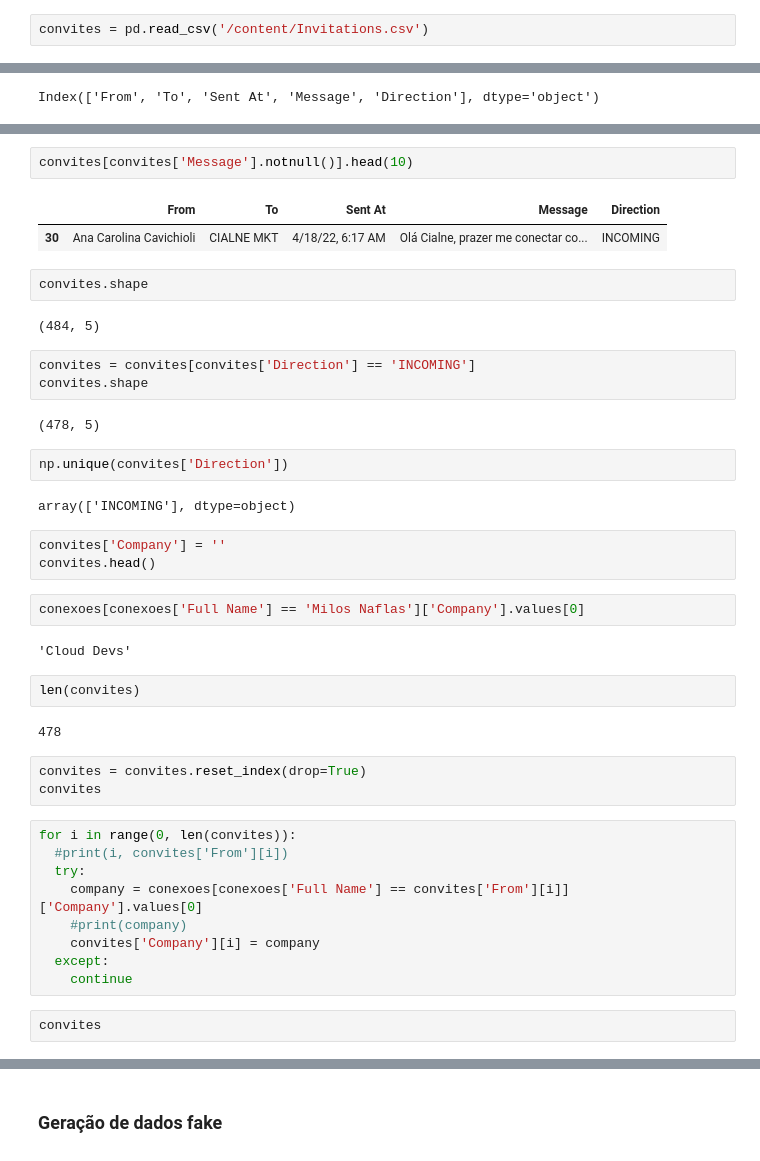
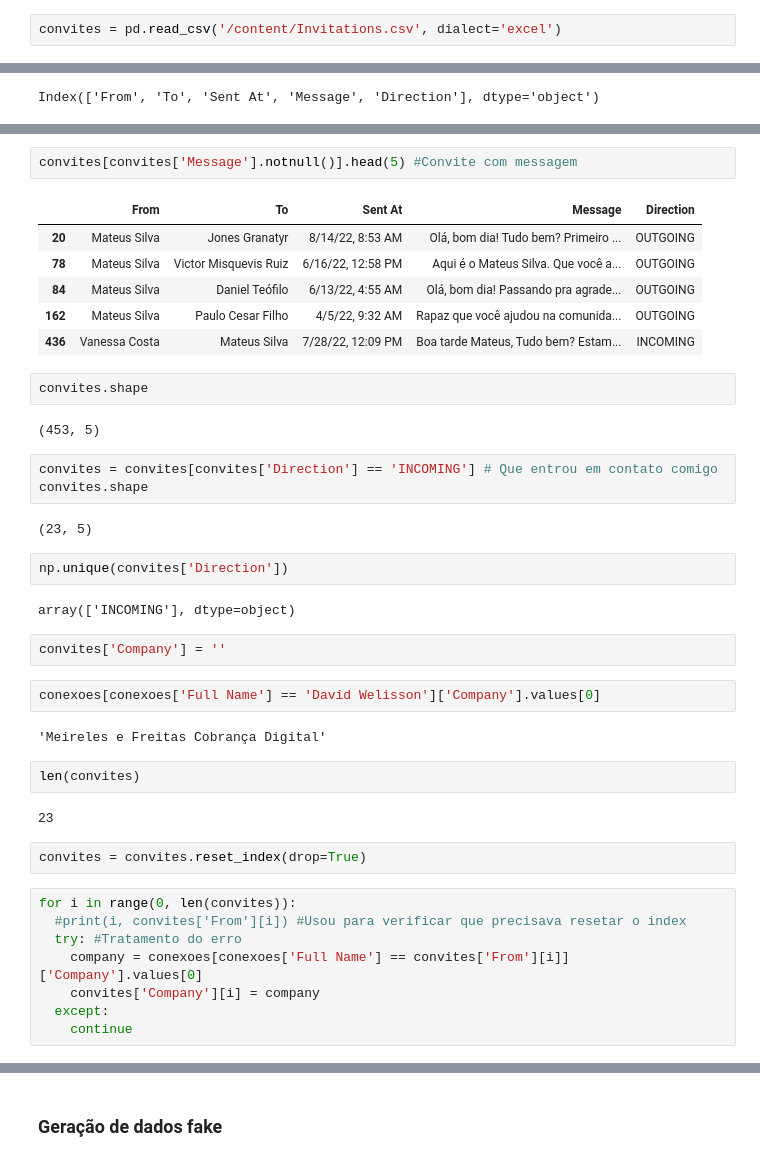
Before and after one commit to Mateus-Silva98/analise_rede_social, a Jupyter notebook: Curso_IA_Mineração_e_Análise_de_Dados_do_LinkedIn.ipynb, the cells around one changed output, grey strips where cells are left out. Drawn from its saved outputs; the diff is of its cells as text.

Commit message:
Analise das Conexoes

```diff
--- a/Curso_IA_Mineração_e_Análise_de_Dados_do_LinkedIn.ipynb
+++ b/Curso_IA_Mineração_e_Análise_de_Dados_do_LinkedIn.ipynb
@@ -203,7 +203,7 @@ conexoes.head()
 # %% [markdown]
 ### Convites
 # %%
-convites = pd.read_csv('/content/Invitations.csv')
+convites = pd.read_csv('/content/Invitations.csv', dialect='excel')
 # %%
 convites.columns
 # %% [output]
@@ -243,45 +243,44 @@ Direction     0
 dtype: int64
 # %%
-convites[convites['Message'].notnull()].head(10)
+convites[convites['Message'].notnull()].head(5) #Convite com messagem
 # %% [output]
 |  | From | To | Sent At | Message | Direction |
-| 30 | Ana Carolina Cavichioli | CIALNE MKT | 4/18/22, 6:17 AM | Olá Cialne, prazer me conectar co... | INCOMING |
+| 20 | Mateus Silva | Jones Granatyr | 8/14/22, 8:53 AM | Olá, bom dia! Tudo bem? Primeiro ... | OUTGOING |
+| 78 | Mateus Silva | Victor Misquevis Ruiz | 6/16/22, 12:58 PM | Aqui é o Mateus Silva. Que você a... | OUTGOING |
+| 84 | Mateus Silva | Daniel Teófilo | 6/13/22, 4:55 AM | Olá, bom dia! Passando pra agrade... | OUTGOING |
+| 162 | Mateus Silva | Paulo Cesar Filho | 4/5/22, 9:32 AM | Rapaz que você ajudou na comunida... | OUTGOING |
+| 436 | Vanessa Costa | Mateus Silva | 7/28/22, 12:09 PM | Boa tarde Mateus, Tudo bem? Estam... | INCOMING |
 # %%
 convites.shape
 # %% [output]
-(484, 5)
+(453, 5)
 # %%
-convites = convites[convites['Direction'] == 'INCOMING']
+convites = convites[convites['Direction'] == 'INCOMING'] # Que entrou em contato comigo
 convites.shape
 # %% [output]
-(478, 5)
+(23, 5)
 # %%
 np.unique(convites['Direction'])
 # %% [output]
 array(['INCOMING'], dtype=object)
 # %%
 convites['Company'] = ''
-convites.head()
 # %%
-conexoes[conexoes['Full Name'] == 'Milos Naflas']['Company'].values[0]
+conexoes[conexoes['Full Name'] == 'David Welisson']['Company'].values[0]
 # %% [output]
-'Cloud Devs'
+'Meireles e Freitas Cobrança Digital'
 # %%
 len(convites)
 # %% [output]
-478
+23
 # %%
 convites = convites.reset_index(drop=True)
-convites
 # %%
 for i in range(0, len(convites)):
-  #print(i, convites['From'][i])
-  try:
+  #print(i, convites['From'][i]) #Usou para verificar que precisava resetar o index
+  try: #Tratamento do erro
     company = conexoes[conexoes['Full Name'] == convites['From'][i]]['Company'].values[0]
-    #print(company)
     convites['Company'][i] = company
   except:
     continue
-# %%
-convites
 # %%
```
Also changed, not shown: parts of 35 cells of this notebook.
